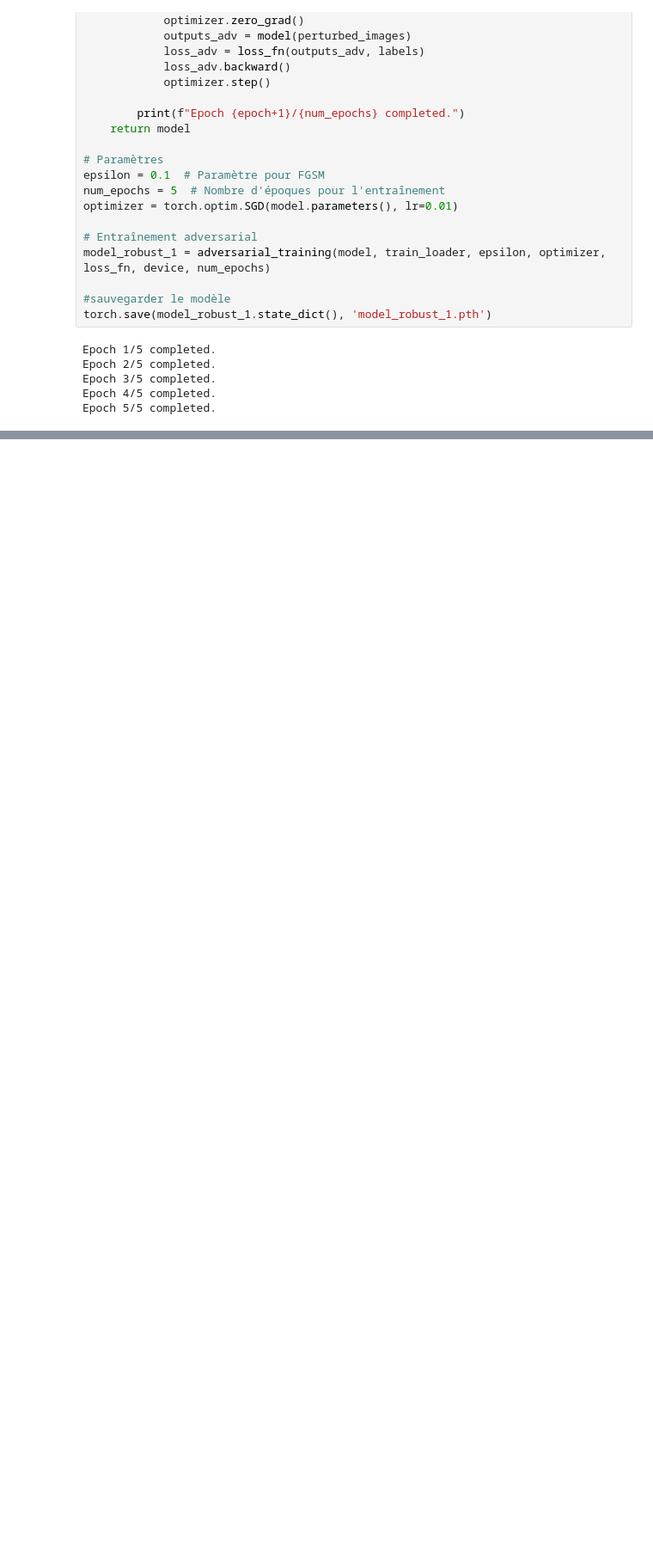
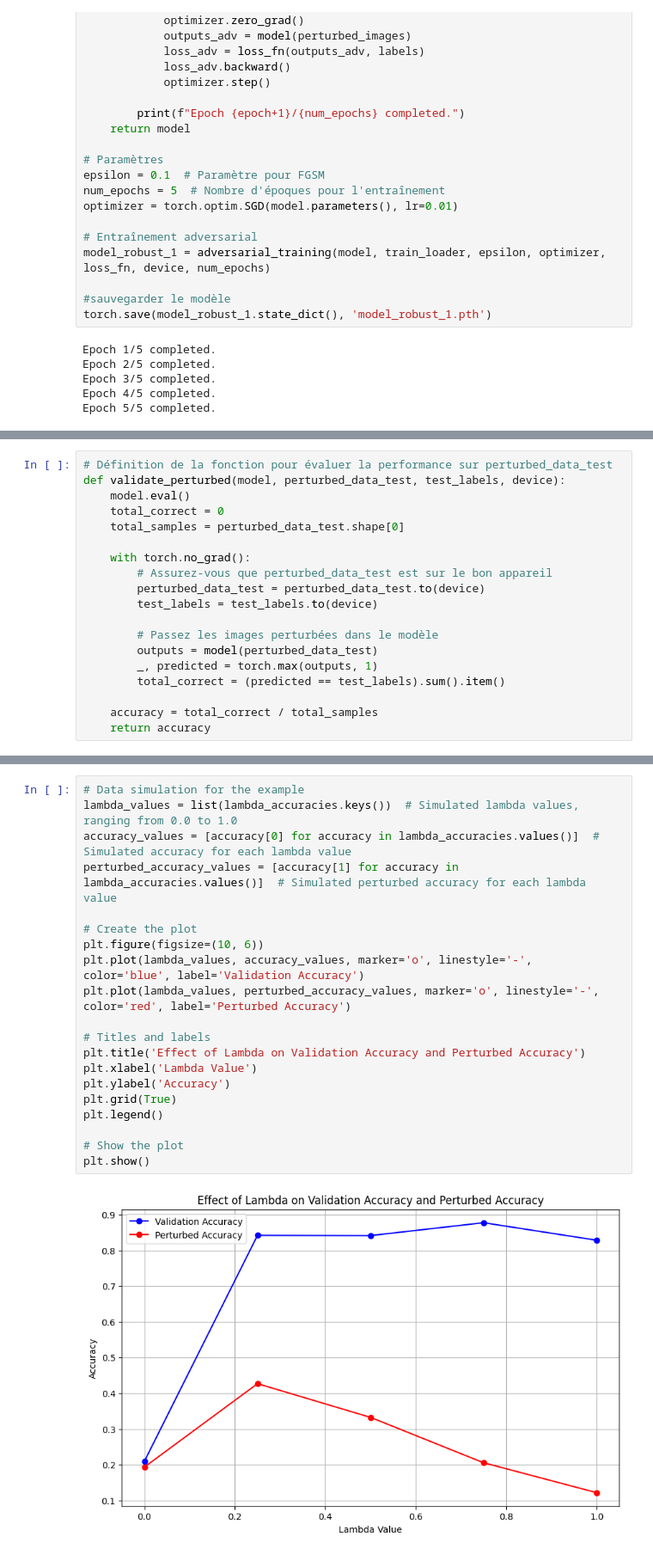
Before and after one commit to yann-Choho/Advanced_ML_project, a Jupyter notebook: defence.ipynb, the cells around one changed output, grey strips where cells are left out. Shown at 86% size. Cells and saved outputs as stored; diff of their text form; blank space fills up the shorter version.

```diff
--- a/defence.ipynb
+++ b/defence.ipynb
@@ -407,0 +434,19 @@ Test accuracy on adversarial images: 0.6723333597183228
+# %%
+# Définition de la fonction pour évaluer la performance sur perturbed_data_test
+def validate_perturbed(model, perturbed_data_test, test_labels, device):
+    model.eval()
+    total_correct = 0
+    total_samples = perturbed_data_test.shape[0]
+
+    with torch.no_grad():
+        # Assurez-vous que perturbed_data_test est sur le bon appareil
+        perturbed_data_test = perturbed_data_test.to(device)
+        test_labels = test_labels.to(device)
+
+        # Passez les images perturbées dans le modèle
+        outputs = model(perturbed_data_test)
+        _, predicted = torch.max(outputs, 1)
+        total_correct = (predicted == test_labels).sum().item()
+
+    accuracy = total_correct / total_samples
+    return accuracy
@@ -407,0 +534,22 @@ Test accuracy on adversarial images: 0.6723333597183228
+# %%
+# Data simulation for the example
+lambda_values = list(lambda_accuracies.keys())  # Simulated lambda values, ranging from 0.0 to 1.0
+accuracy_values = [accuracy[0] for accuracy in lambda_accuracies.values()]  # Simulated accuracy for each lambda value
+perturbed_accuracy_values = [accuracy[1] for accuracy in lambda_accuracies.values()]  # Simulated perturbed accuracy for each lambda value
+
+# Create the plot
+plt.figure(figsize=(10, 6))
+plt.plot(lambda_values, accuracy_values, marker='o', linestyle='-', color='blue', label='Validation Accuracy')
+plt.plot(lambda_values, perturbed_accuracy_values, marker='o', linestyle='-', color='red', label='Perturbed Accuracy')
+
+# Titles and labels
+plt.title('Effect of Lambda on Validation Accuracy and Perturbed Accuracy')
+plt.xlabel('Lambda Value')
+plt.ylabel('Accuracy')
+plt.grid(True)
+plt.legend()
+
+# Show the plot
+plt.show()
+# %% [output]
+[figure, added]
```
Also changed, not shown: parts of 17 cells of this notebook, 10 other files.
